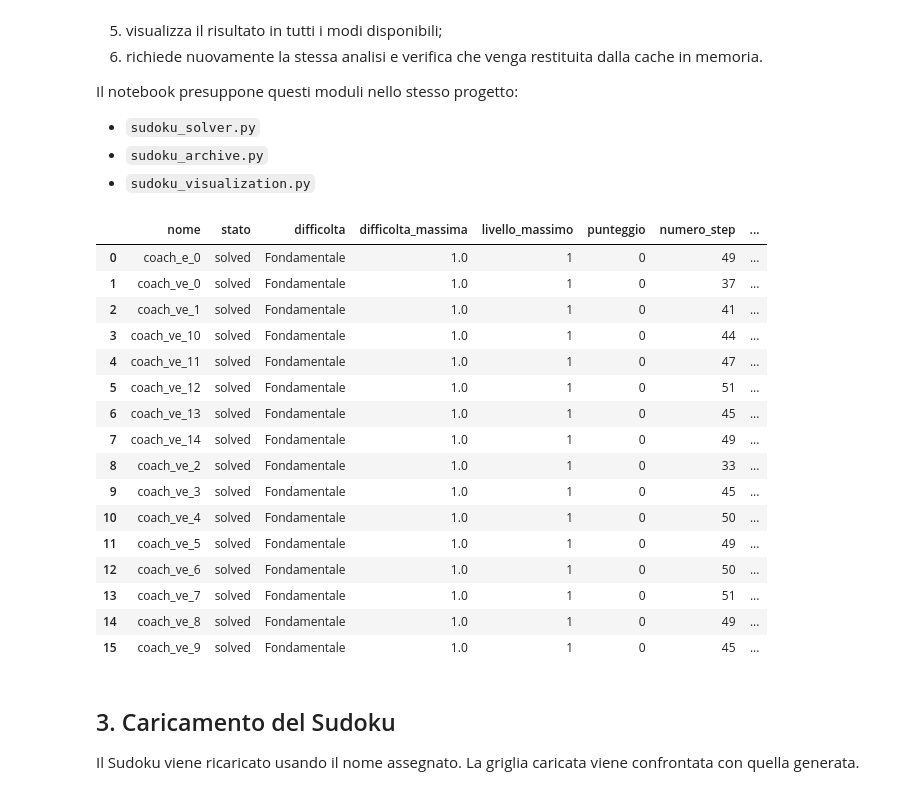
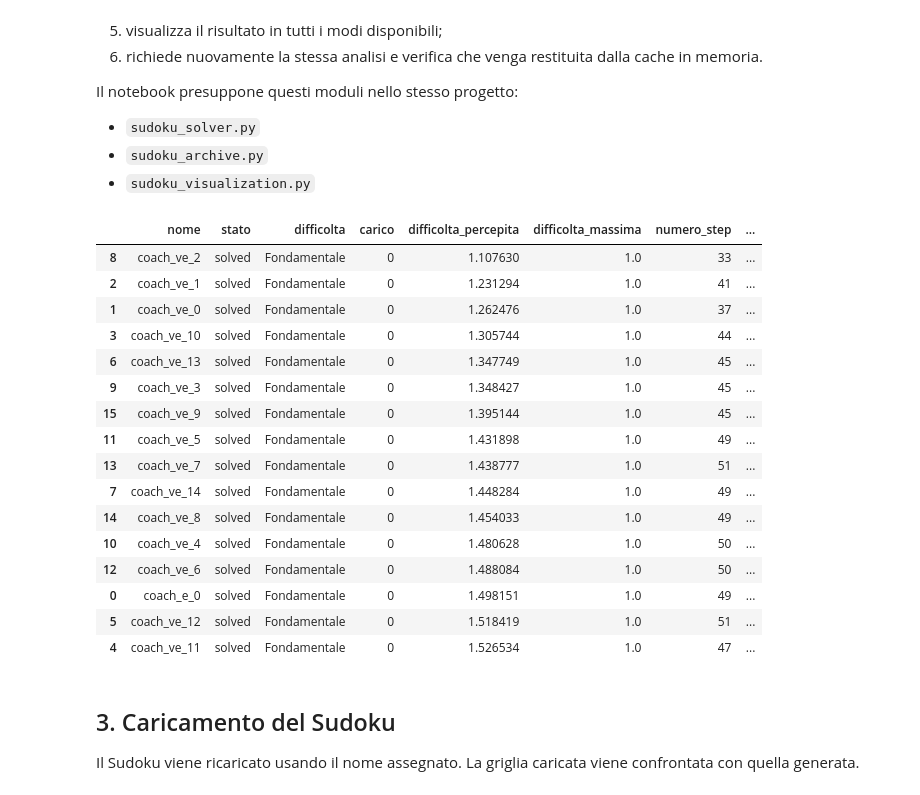
Before and after one commit to GiacomoAru/sudoku_ranker, a Jupyter notebook: sudoku_archive_demo.ipynb, the cells around one changed output. Drawn from its saved outputs; the diff is of its cells as text; code cells hidden in the pictures.

```diff
--- a/sudoku_archive_demo.ipynb
+++ b/sudoku_archive_demo.ipynb
@@ -31,26 +31,26 @@ plt.rcParams["figure.figsize"] = (7, 7)
 # %%
 sudoku_ref_list = sa.list_sudokus()
 sudoku_list = [sa.load_sudoku(x['name']) for x in sudoku_ref_list]
 sudoku_analysis_list = [sa.analyse_puzzle_cached(x['grid'], x['name']) for x in sudoku_list]
-sv.analyses_summary_dataframe(sudoku_analysis_list).sort_values('difficolta_massima')
+sv.analyses_summary_dataframe(sudoku_analysis_list).sort_values('difficolta_percepita')
 # %% [output]
-|  | nome | stato | difficolta | difficolta_massima | livello_massimo | punteggio | numero_step | ... |
-| 0 | coach_e_0 | solved | Fondamentale | 1.0 | 1 | 0 | 49 | ... |
-| 1 | coach_ve_0 | solved | Fondamentale | 1.0 | 1 | 0 | 37 | ... |
-| 2 | coach_ve_1 | solved | Fondamentale | 1.0 | 1 | 0 | 41 | ... |
-| 3 | coach_ve_10 | solved | Fondamentale | 1.0 | 1 | 0 | 44 | ... |
-| 4 | coach_ve_11 | solved | Fondamentale | 1.0 | 1 | 0 | 47 | ... |
-| 5 | coach_ve_12 | solved | Fondamentale | 1.0 | 1 | 0 | 51 | ... |
-| 6 | coach_ve_13 | solved | Fondamentale | 1.0 | 1 | 0 | 45 | ... |
-| 7 | coach_ve_14 | solved | Fondamentale | 1.0 | 1 | 0 | 49 | ... |
-| 8 | coach_ve_2 | solved | Fondamentale | 1.0 | 1 | 0 | 33 | ... |
-| 9 | coach_ve_3 | solved | Fondamentale | 1.0 | 1 | 0 | 45 | ... |
-| 10 | coach_ve_4 | solved | Fondamentale | 1.0 | 1 | 0 | 50 | ... |
-| 11 | coach_ve_5 | solved | Fondamentale | 1.0 | 1 | 0 | 49 | ... |
-| 12 | coach_ve_6 | solved | Fondamentale | 1.0 | 1 | 0 | 50 | ... |
-| 13 | coach_ve_7 | solved | Fondamentale | 1.0 | 1 | 0 | 51 | ... |
-| 14 | coach_ve_8 | solved | Fondamentale | 1.0 | 1 | 0 | 49 | ... |
-| 15 | coach_ve_9 | solved | Fondamentale | 1.0 | 1 | 0 | 45 | ... |
+|  | nome | stato | difficolta | carico | difficolta_percepita | difficolta_massima | numero_step | ... |
+| 8 | coach_ve_2 | solved | Fondamentale | 0 | 1.107630 | 1.0 | 33 | ... |
+| 2 | coach_ve_1 | solved | Fondamentale | 0 | 1.231294 | 1.0 | 41 | ... |
+| 1 | coach_ve_0 | solved | Fondamentale | 0 | 1.262476 | 1.0 | 37 | ... |
+| 3 | coach_ve_10 | solved | Fondamentale | 0 | 1.305744 | 1.0 | 44 | ... |
+| 6 | coach_ve_13 | solved | Fondamentale | 0 | 1.347749 | 1.0 | 45 | ... |
+| 9 | coach_ve_3 | solved | Fondamentale | 0 | 1.348427 | 1.0 | 45 | ... |
+| 15 | coach_ve_9 | solved | Fondamentale | 0 | 1.395144 | 1.0 | 45 | ... |
+| 11 | coach_ve_5 | solved | Fondamentale | 0 | 1.431898 | 1.0 | 49 | ... |
+| 13 | coach_ve_7 | solved | Fondamentale | 0 | 1.438777 | 1.0 | 51 | ... |
+| 7 | coach_ve_14 | solved | Fondamentale | 0 | 1.448284 | 1.0 | 49 | ... |
+| 14 | coach_ve_8 | solved | Fondamentale | 0 | 1.454033 | 1.0 | 49 | ... |
+| 10 | coach_ve_4 | solved | Fondamentale | 0 | 1.480628 | 1.0 | 50 | ... |
+| 12 | coach_ve_6 | solved | Fondamentale | 0 | 1.488084 | 1.0 | 50 | ... |
+| 0 | coach_e_0 | solved | Fondamentale | 0 | 1.498151 | 1.0 | 49 | ... |
+| 5 | coach_ve_12 | solved | Fondamentale | 0 | 1.518419 | 1.0 | 51 | ... |
+| 4 | coach_ve_11 | solved | Fondamentale | 0 | 1.526534 | 1.0 | 47 | ... |
 # %% [markdown]
 ## 3. Caricamento del Sudoku
 
```
Also changed, not shown: parts of 3 cells of this notebook, 4 other files.
